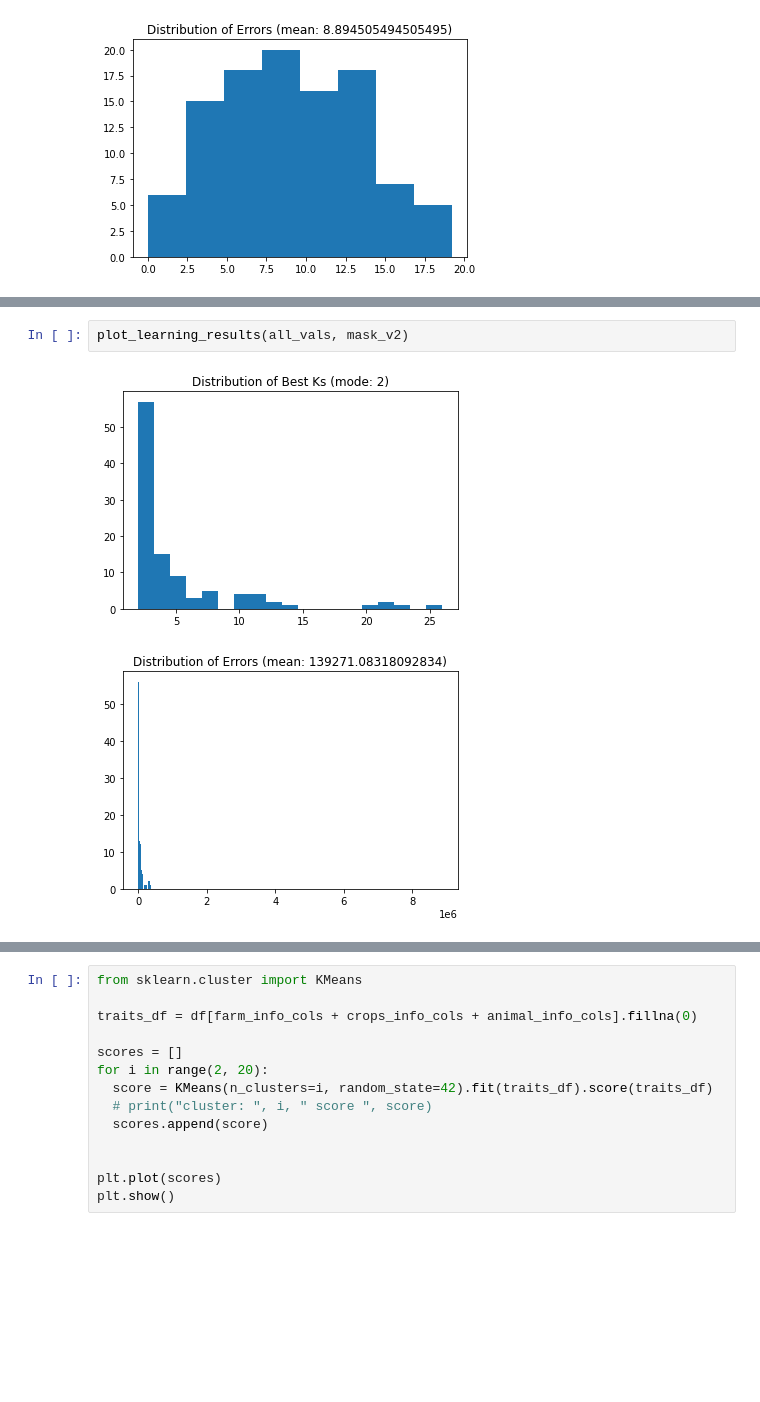
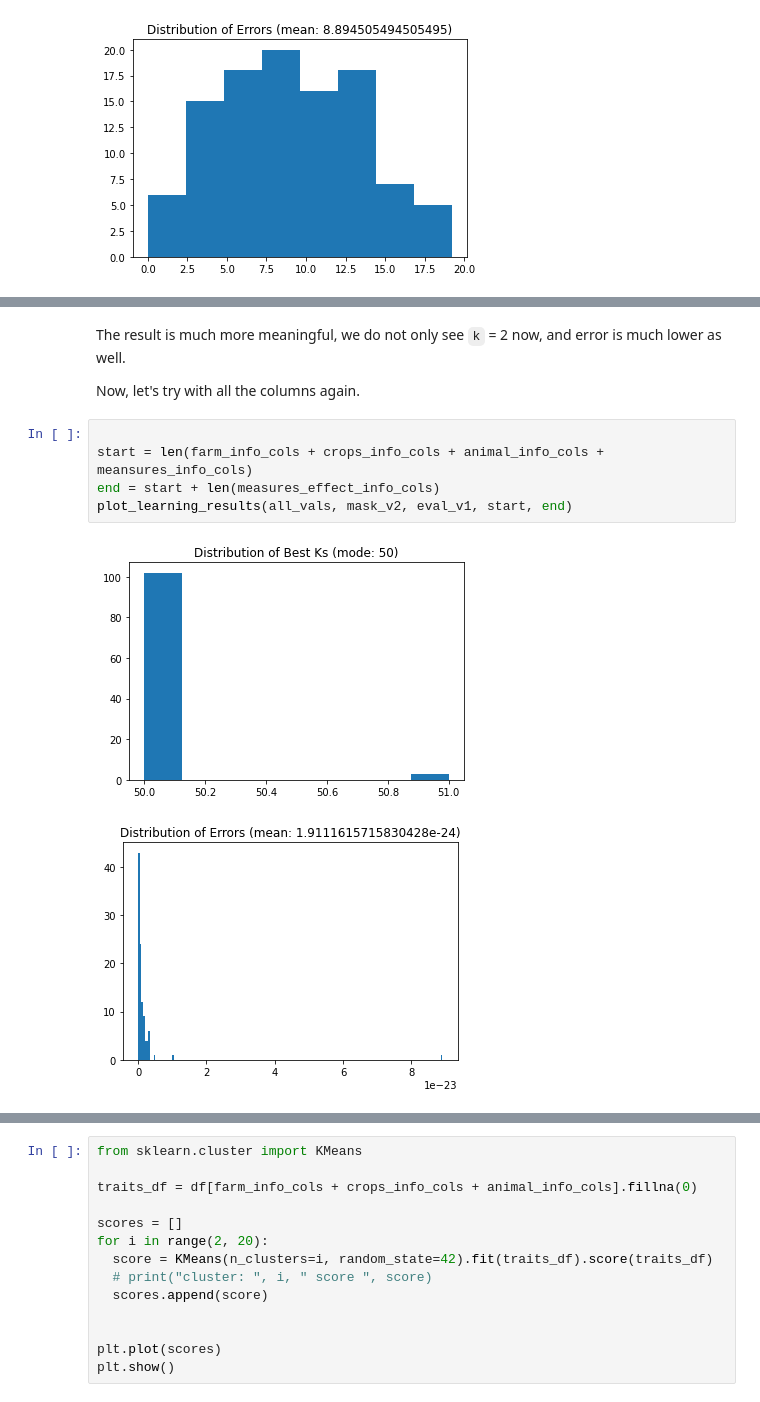
Before and after one commit to allenhu08/capstone, a Jupyter notebook: Recommender.ipynb, the cells around one changed output, grey strips where cells are left out. Cells and saved outputs as stored; diff of their text form; blank space fills up the shorter version.

```diff
--- a/Recommender.ipynb
+++ b/Recommender.ipynb
@@ -179,5 +211,12 @@ plot_learning_results(meansures_vals, mask_v2)
-# %%
-plot_learning_results(all_vals, mask_v2)
-# %% [output]
-[figure, removed]
-[figure, removed]
+# %% [markdown]
+The result is much more meaningful, we do not only see `k` = 2 now, and error is much lower as well.
+
+Now, let's try with all the columns again.
+# %%
+
+start = len(farm_info_cols + crops_info_cols + animal_info_cols + meansures_info_cols)
+end = start + len(measures_effect_info_cols)
+plot_learning_results(all_vals, mask_v2, eval_v1, start, end)
+# %% [output]
+[figure, added]
+[figure, added]
```
Also changed, not shown: parts of 27 cells of this notebook.
